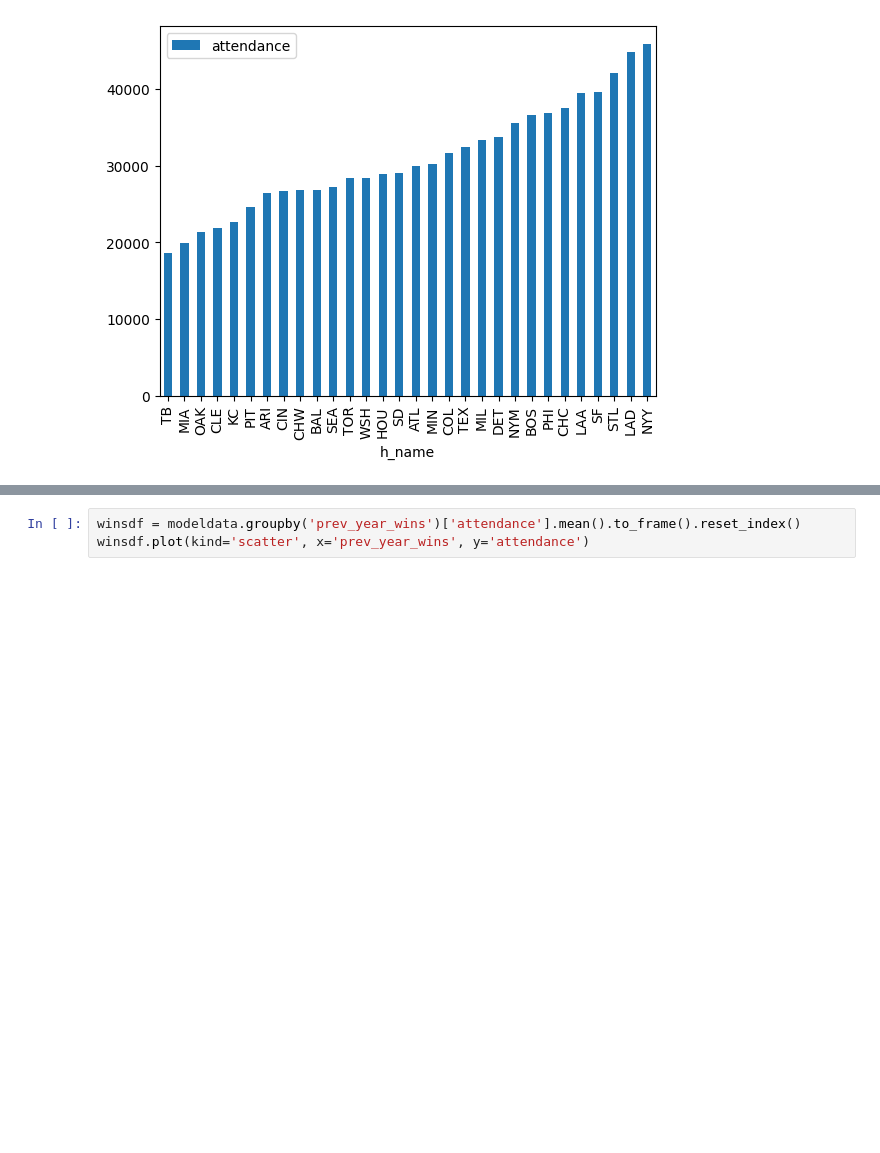
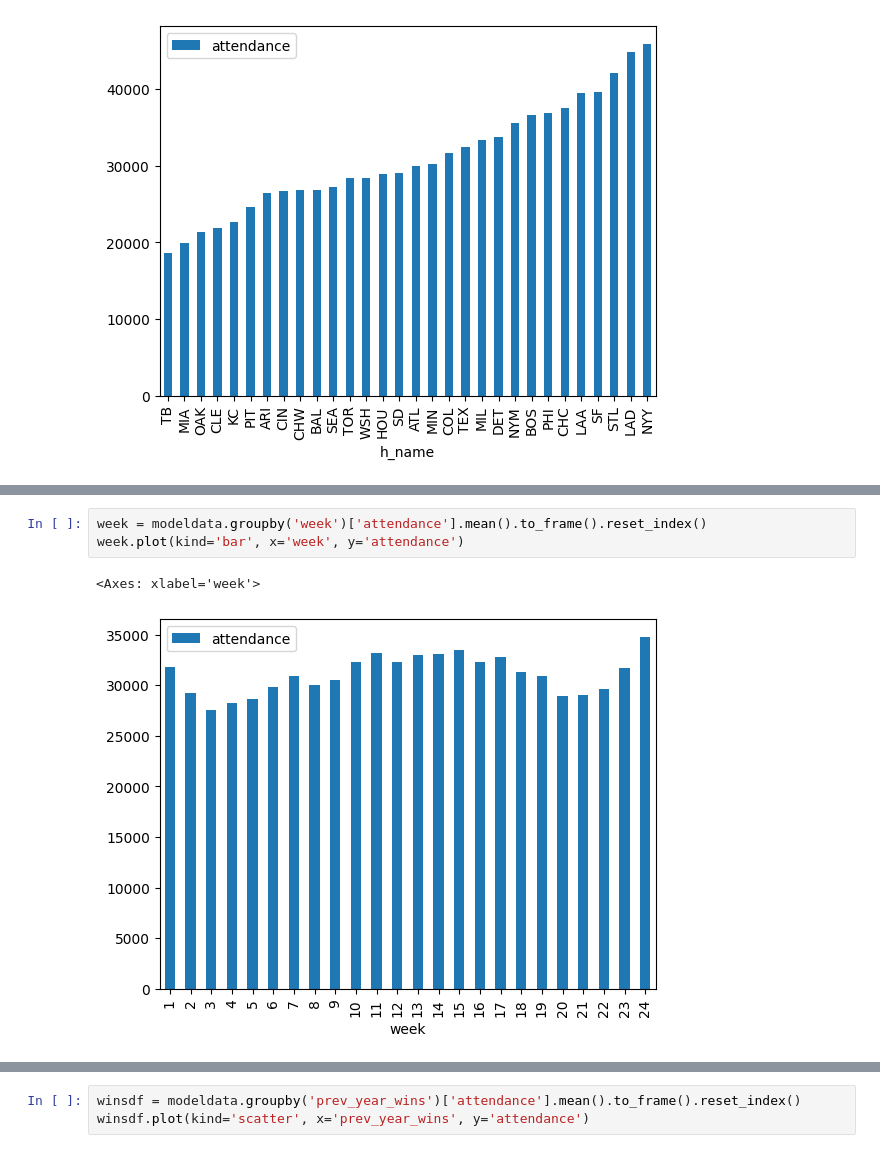
Before and after one commit to tmarchok1/DS440_project, a Jupyter notebook: model_code.ipynb, the cells around one changed output, grey strips where cells are left out. Saved outputs shown, nothing was run; the diff lists cells and outputs as text; blank space fills up the shorter version.

```diff
--- a/model_code.ipynb
+++ b/model_code.ipynb
@@ -31,0 +38,6 @@ v_namedf.plot(kind='bar', y='attendance')
+# %%
+week = modeldata.groupby('week')['attendance'].mean().to_frame().reset_index()
+week.plot(kind='bar', x='week', y='attendance')
+# %% [output]
+<Axes: xlabel='week'>
+[figure, added]
```
Also changed, not shown: parts of 2 cells of this notebook.
